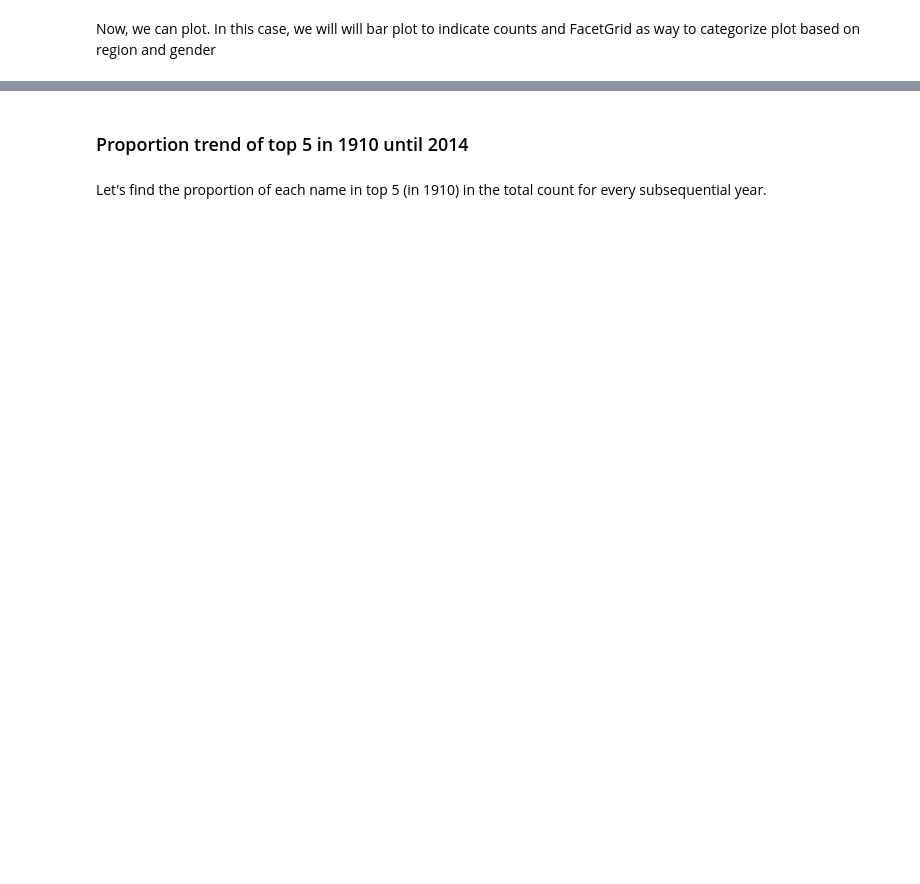
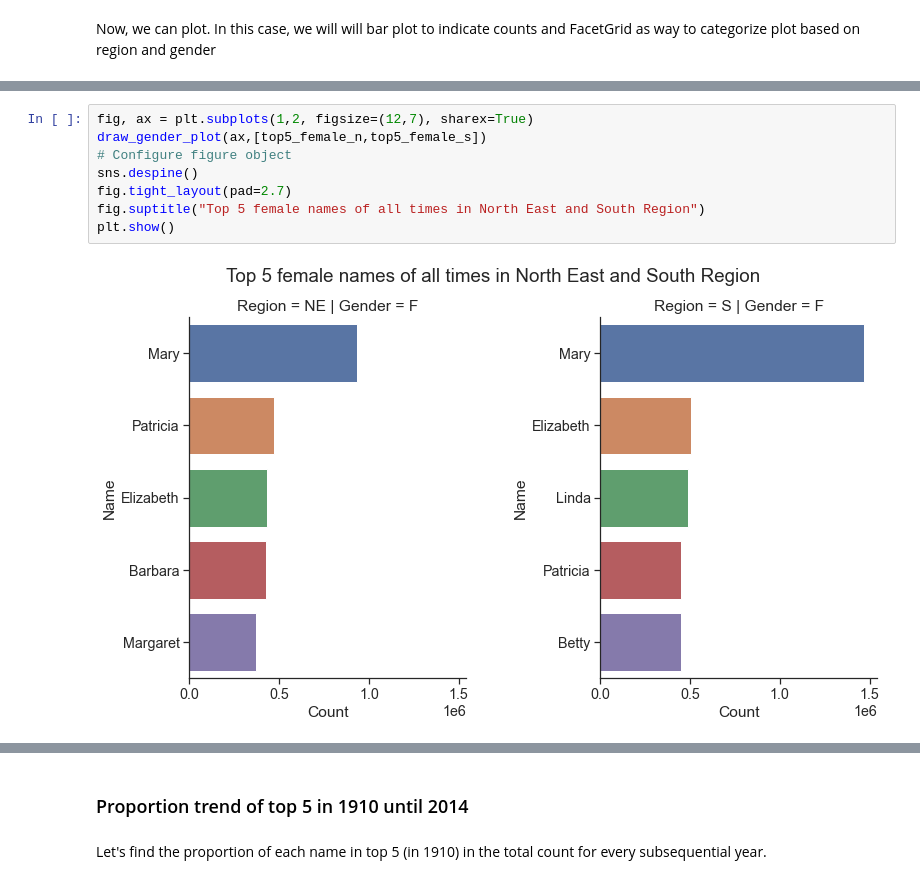
Before and after one commit to data301-2020-winter2/course-project-group_1039, a Jupyter notebook: analysis/Jamie/milestones2_EDA.ipynb, the cells around one changed output, grey strips where cells are left out. Drawn from its saved outputs; the diff is of its cells as text; blank space fills up the shorter version.

```diff
--- a/analysis/Jamie/milestones2_EDA.ipynb
+++ b/analysis/Jamie/milestones2_EDA.ipynb
@@ -288,0 +274,10 @@ plt.show()
+# %%
+fig, ax = plt.subplots(1,2, figsize=(12,7), sharex=True)
+draw_gender_plot(ax,[top5_female_n,top5_female_s])
+# Configure figure object
+sns.despine()
+fig.tight_layout(pad=2.7)
+fig.suptitle("Top 5 female names of all times in North East and South Region")
+plt.show()
+# %% [output]
+[figure, added]
```
Also changed, not shown: parts of 22 cells of this notebook.
